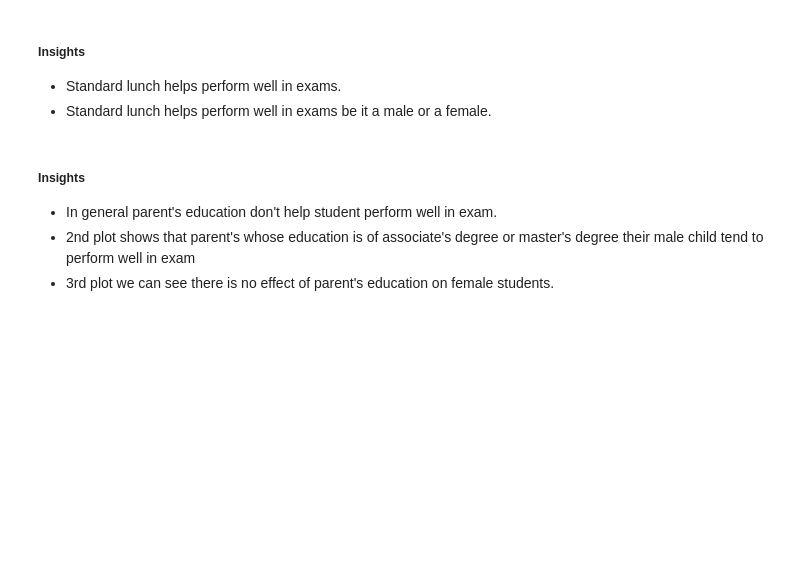
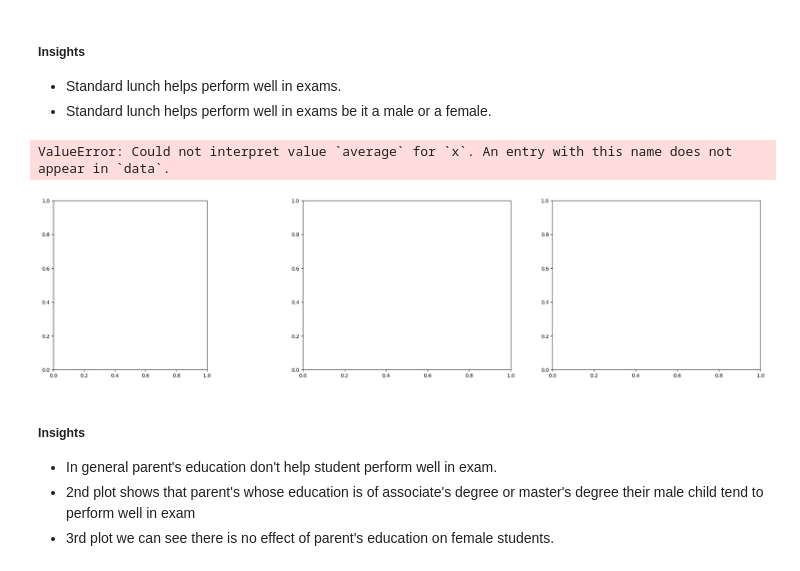
Before and after one commit to unmesh2696/mlprojects, a Jupyter notebook: Notebook/1 . EDA STUDENT PERFORMANCE .ipynb, the cells around one changed output. Drawn from its saved outputs; the diff is of its cells as text; code cells hidden in the pictures; blank space fills up the shorter version.

```diff
--- a/Notebook/1 . EDA STUDENT PERFORMANCE .ipynb
+++ b/Notebook/1 . EDA STUDENT PERFORMANCE .ipynb
@@ -290,12 +286,15 @@ plt.show()
 # %%
 plt.subplots(1,3,figsize=(25,6))
 plt.subplot(141)
-ax =sns.histplot(data=df,x='average',kde=True,hue='parental level of education')
+ax =sns.histplot(data=df,x='average',kde=True,hue='parental_level_of_education')
 plt.subplot(142)
-ax =sns.histplot(data=df[df.gender=='male'],x='average',kde=True,hue='parental level of education')
+ax =sns.histplot(data=df[df.gender=='male'],x='average',kde=True,hue='parental_level_of_education')
 plt.subplot(143)
-ax =sns.histplot(data=df[df.gender=='female'],x='average',kde=True,hue='parental level of education')
+ax =sns.histplot(data=df[df.gender=='female'],x='average',kde=True,hue='parental_level_of_educationn')
 plt.show()
+# %% [output]
+ValueError: Could not interpret value `average` for `x`. An entry with this name does not appear in `data`.
+[figure, added]
 # %% [markdown]
 #####  Insights
 - In general parent's education don't help student perform well in exam.
```
Also changed, not shown: parts of 4 cells of this notebook, 7 other files.
